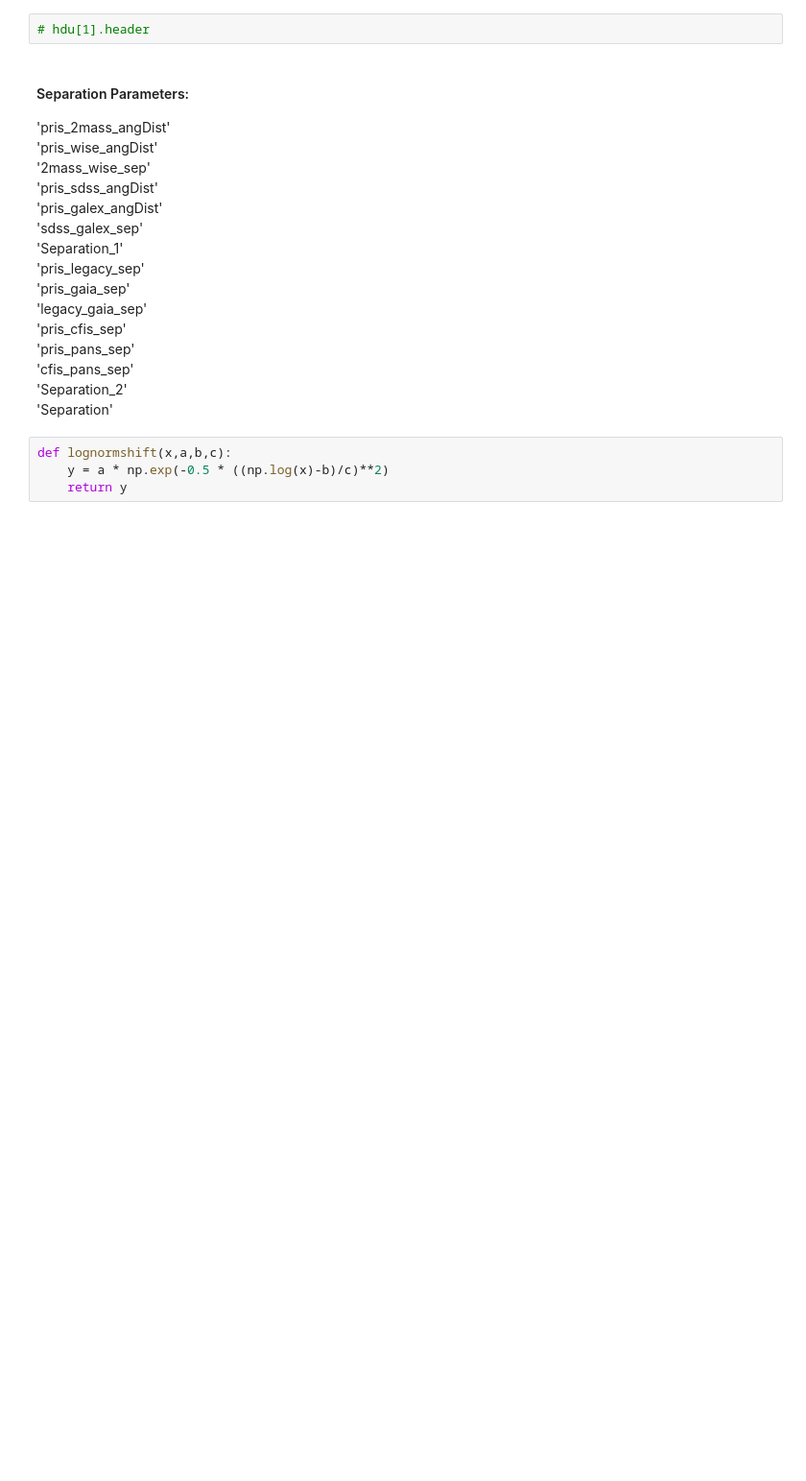
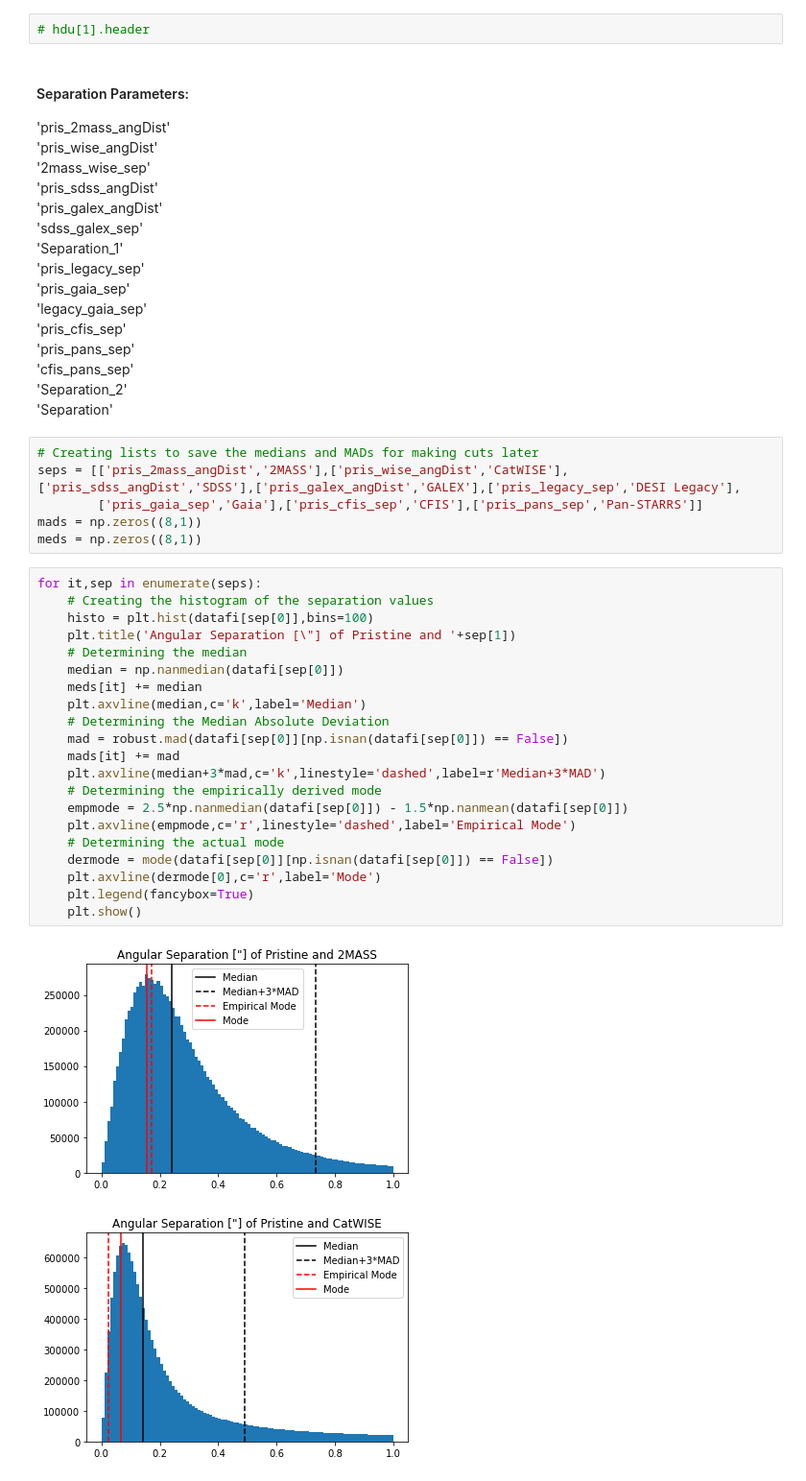
Before and after one commit to aydanmckay/ml, a Jupyter notebook: separationplots.ipynb, the cells around one changed output. Shown: that part at 96% size. Drawn from its saved outputs; the diff is of its cells as text; blank space fills up the shorter version.

```diff
--- a/separationplots.ipynb
+++ b/separationplots.ipynb
@@ -58,7 +59,33 @@ Now wait a sec. Why is this one so much smaller? I guess its not the method I wa
 'cfis_pans_sep' \
 'Separation_2' \
 'Separation'
-# %%
-def lognormshift(x,a,b,c):
-    y = a * np.exp(-0.5 * ((np.log(x)-b)/c)**2)
-    return y
+# %%
+# Creating lists to save the medians and MADs for making cuts later
+seps = [['pris_2mass_angDist','2MASS'],['pris_wise_angDist','CatWISE'],['pris_sdss_angDist','SDSS'],['pris_galex_angDist','GALEX'],['pris_legacy_sep','DESI Legacy'],
+        ['pris_gaia_sep','Gaia'],['pris_cfis_sep','CFIS'],['pris_pans_sep','Pan-STARRS']]
+mads = np.zeros((8,1))
+meds = np.zeros((8,1))
+# %%
+for it,sep in enumerate(seps):
+    # Creating the histogram of the separation values
+    histo = plt.hist(datafi[sep[0]],bins=100)
+    plt.title('Angular Separation [\"] of Pristine and '+sep[1])
+    # Determining the median
+    median = np.nanmedian(datafi[sep[0]])
+    meds[it] += median
+    plt.axvline(median,c='k',label='Median')
+    # Determining the Median Absolute Deviation
+    mad = robust.mad(datafi[sep[0]][np.isnan(datafi[sep[0]]) == False])
+    mads[it] += mad
+    plt.axvline(median+3*mad,c='k',linestyle='dashed',label=r'Median+3*MAD')
+    # Determining the empirically derived mode
+    empmode = 2.5*np.nanmedian(datafi[sep[0]]) - 1.5*np.nanmean(datafi[sep[0]])
+    plt.axvline(empmode,c='r',linestyle='dashed',label='Empirical Mode')
+    # Determining the actual mode
+    dermode = mode(datafi[sep[0]][np.isnan(datafi[sep[0]]) == False])
+    plt.axvline(dermode[0],c='r',label='Mode')
+    plt.legend(fancybox=True)
+    plt.show()
+# %% [output]
+[figure, added]
+[figure, added]
```
Also changed, not shown: parts of 29 cells of this notebook.
